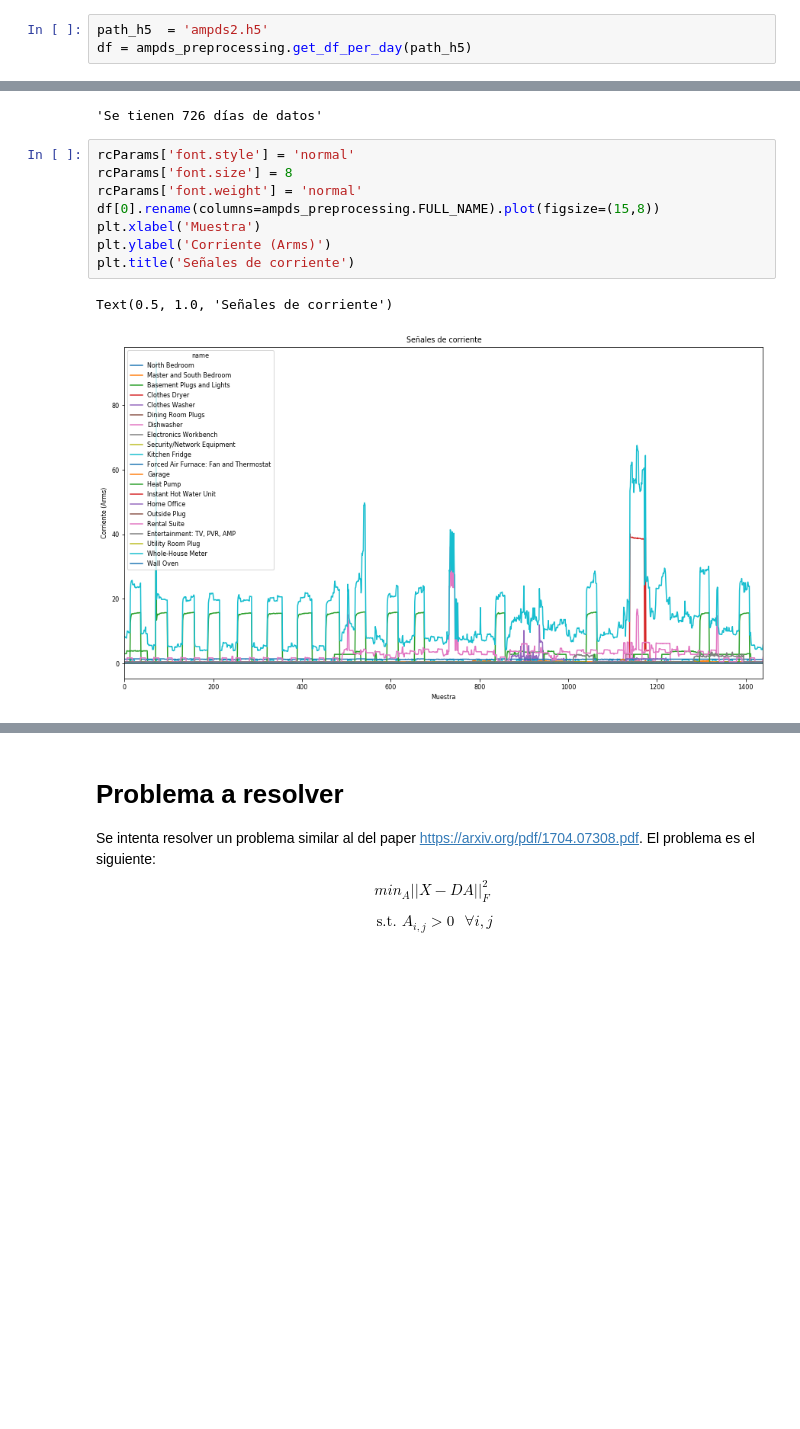
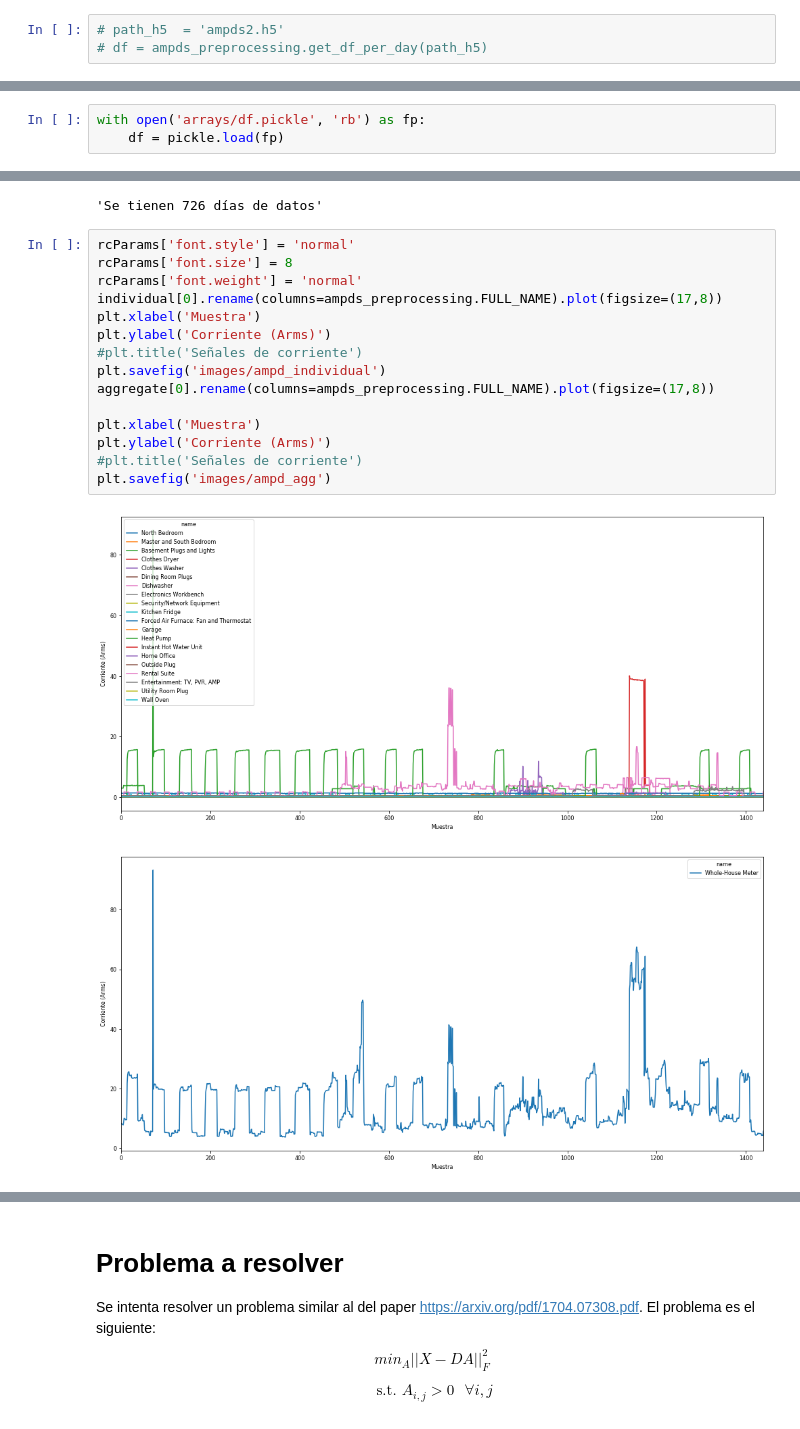
Before and after one commit to camilomarino/Obligatorios_TAO_2020, a Jupyter notebook: ProyectoFinal/AMPD_with_pandas.ipynb, the cells around one changed output, grey strips where cells are left out. Drawn from its saved outputs; the diff is of its cells as text; blank space fills up the shorter version.

```diff
--- a/ProyectoFinal/AMPD_with_pandas.ipynb
+++ b/ProyectoFinal/AMPD_with_pandas.ipynb
@@ -19,5 +20,5 @@ or from the matplotlib source distribution
 ### Convertir base en dataframe
 AMPds se puede bajar desde https://dataverse.harvard.edu/dataset.xhtml?persistentId=doi:10.7910/DVN/FIE0S4. Dentro del zip esta el archivo AMPds2.h5
 # %%
-path_h5  = 'ampds2.h5'
-df = ampds_preprocessing.get_df_per_day(path_h5)
+# path_h5  = 'ampds2.h5'
+# df = ampds_preprocessing.get_df_per_day(path_h5)
@@ -24,3 +28,6 @@ df = ampds_preprocessing.get_df_per_day(path_h5)
+# %%
+with open('arrays/df.pickle', 'rb') as fp:
+    df = pickle.load(fp)
 # %%
 #df = df.rename(columns=ampds_preprocessing.FULL_NAME)
 # %%
@@ -35,11 +42,18 @@ f'Se tienen {n_days} días de datos'
 # %%
 rcParams['font.style'] = 'normal'
 rcParams['font.size'] = 8
 rcParams['font.weight'] = 'normal'
-df[0].rename(columns=ampds_preprocessing.FULL_NAME).plot(figsize=(15,8))
+individual[0].rename(columns=ampds_preprocessing.FULL_NAME).plot(figsize=(17,8))
 plt.xlabel('Muestra')
 plt.ylabel('Corriente (Arms)')
-plt.title('Señales de corriente')
+#plt.title('Señales de corriente')
+plt.savefig('images/ampd_individual')
+aggregate[0].rename(columns=ampds_preprocessing.FULL_NAME).plot(figsize=(17,8))
+
+plt.xlabel('Muestra')
+plt.ylabel('Corriente (Arms)')
+#plt.title('Señales de corriente')
+plt.savefig('images/ampd_agg')
 # %% [output]
-Text(0.5, 1.0, 'Señales de corriente')
-[figure, old version]
+[figure, new version]
+[figure, added]
```
Also changed, not shown: parts of 28 cells of this notebook, 8 other files.
